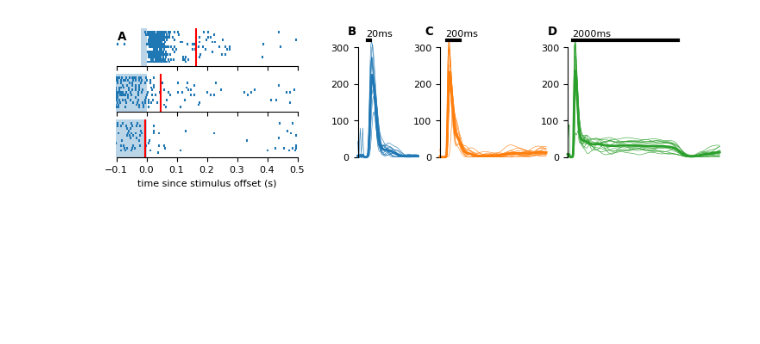
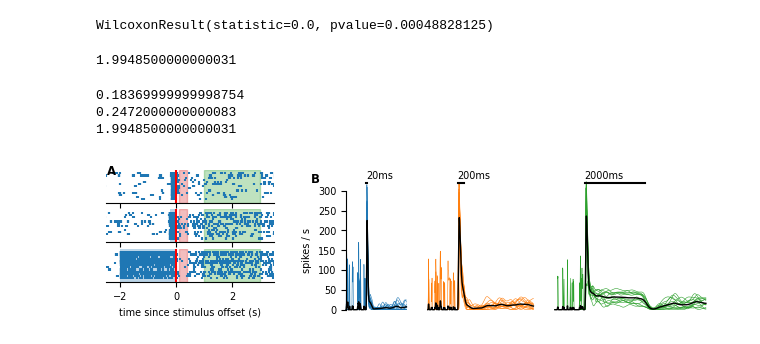
Before and after one commit to Tom83B/moth-duration-encoding, a Jupyter notebook: spodo analysis.ipynb, the cells around one changed output. Saved outputs shown, nothing was run; the diff lists cells and outputs as text; code cells hidden in the pictures; blank space fills up the shorter version.

Commit message:
spodo update

```diff
--- a/spodo analysis.ipynb
+++ b/spodo analysis.ipynb
@@ -1,12 +1,15 @@
 # %%
 import numpy as np
 from scipy.stats import norm
+from scipy import stats
 
 from utils import get_filenames, despine_ax
 from stan import *
 from loaders import StabilityDurationRecording
 
-plt.style.use('pcb')
+plt.style.use('jns')
+# %%
+LW_BAR = 1.5
 # %%
 txt_files_spodo = get_filenames('data/tungsten recordings/spodoptera', contains='txt')
 # %%
@@ -36,48 +290,80 @@ def get_kde(tarr, spiketrain, bw=0.05):
+# %%
+stats.wilcoxon(inh/0.4, reb/2)
+# %% [output]
+WilcoxonResult(statistic=0.0, pvalue=0.00048828125)
+# %%
+dur = 2
+responses = get_data_obj(dur)
+inh, reb = inh_reb_counts(responses, dur)
+# %% [output]
+1.9948500000000031
 # %%
 kde_xx = np.linspace(-1, 5, 1000)
 
-fig = plt.figure(figsize=(7, 1.5))
+fig = plt.figure(figsize=(6, 1.4))
 
-gs_rasters = fig.add_gridspec(3,1, top=1, bottom=0., left=0, right=0.3)
+gs_rasters = fig.add_gridspec(3,1, top=1, bottom=0.2, left=0, right=0.28)
 
 axes = [fig.add_subplot(gs_rasters[i]) for i in range(3)]
 
 for i, (ax, dur) in enumerate(zip(axes, [0.02, 0.2, 2])):
     _, spiketrains, ends = get_data(dur)
-    ax.eventplot(spiketrains)
-    ax.set_xlim(-0.1, 0.5)
+
+    med_end = np.nanmedian(ends)
+    print(med_end)
+
+    ax.eventplot([x - med_end + dur for x in spiketrains])
+    ax.set_xlim(-2.5, 3.5)
     ax.axvspan(-dur, 0, alpha=0.3)
-    ax.axvline(np.nanmedian(ends)-dur, color='red')
+
+
+    ax.axvspan(0.1, 0.4, alpha=0.3, color='C3')
+    ax.axvspan(1, 3, alpha=0.3, color='C2')
+
+
+    ax.axvline(0, color='red')
     despine_ax(ax, where='l')
 
     if i != 2:
         ax.set_xticklabels([])
 
 ax.set_xlabel('time since stimulus offset (s)')
-axes[0].set_title('A', fontweight='bold', x=0.03, y=0.5)
+axes[0].set_title('A', fontweight='bold', x=0.03, y=0.6)
 
 gs_kdes = fig.add_gridspec(1,3, top=0.85, bottom=0., left=0.4, right=1, width_ratios=[0.4, 0.7, 1])
 
 axes = [fig.add_subplot(gs_kdes[i]) for i in range(3)]
 
-for i, (ax, dur, xmax, l) in enumerate(zip(axes, [0.02, 0.2, 2], [0.5, 1.5, 2.8], ['B','C','D'])):
+for i, (ax, dur, xmax, l) in enumerate(zip(axes, [0.02, 0.2, 2], [2, 2.5, 4], ['B','C','D'])):
     _, spiketrains, __ = get_data(dur)
     kdes = []
-    mask = (kde_xx > -0.1) & (kde_xx < xmax)
+    mask = (kde_xx > -1) & (kde_xx < xmax)
     for st in spiketrains:
         kde = get_kde(kde_xx, st+dur, bw_func)
         kdes.append(kde)
         ax.plot(kde_xx[mask], kde[mask], c=f'C{i}', lw=0.4, clip_on=False)
 
-    ax.plot(kde_xx[mask], np.mean(kdes, axis=0)[mask], c=f'C{i}', lw=2, clip_on=False)
+    ax.plot(kde_xx[mask], np.mean(kdes, axis=0)[mask], c='black', lw=1, clip_on=False)
 
     ax.set_ylim(0, 300)
-    ax.set_xlim(-0.1, xmax)
+    ax.set_xlim(-1, xmax)
 
-    ax.plot([0,0+dur],[320,320], lw=3, color='black', clip_on=False)
+    ax.plot([0,0+dur],[320,320], lw=LW_BAR, color='black', clip_on=False)
     ax.text(-0.02, 330, f'{dur*1000:.0f}ms', ha='left')
 
     despine_ax(ax, where='b')
-    ax.set_title(l, fontweight='bold', x=-0.1, y=1.05)
+
+    if i == 0:
+        ax.set_title(l, fontweight='bold', x=-0.5, y=1.0)
+
+    if i > 0:
+        despine_ax(ax, 'l')
+
+axes[0].set_ylabel('spikes / s')
+
+plt.savefig('img/spodo_full.png')
 # %% [output]
+0.18369999999998754
+0.2472000000000083
+1.9948500000000031
-[figure, old version]
+[figure, new version]
```
Also changed, not shown: parts of 8 cells of this notebook.
